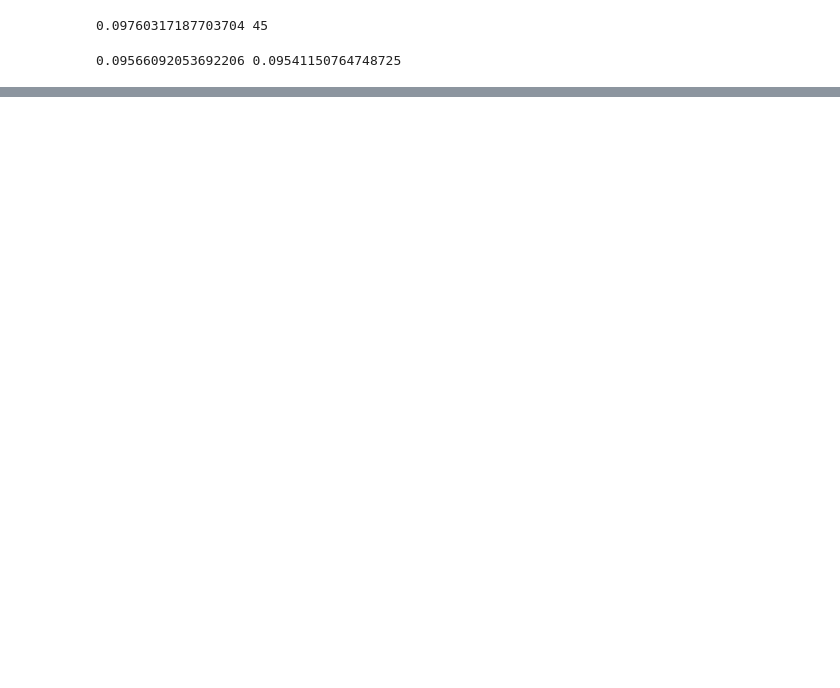
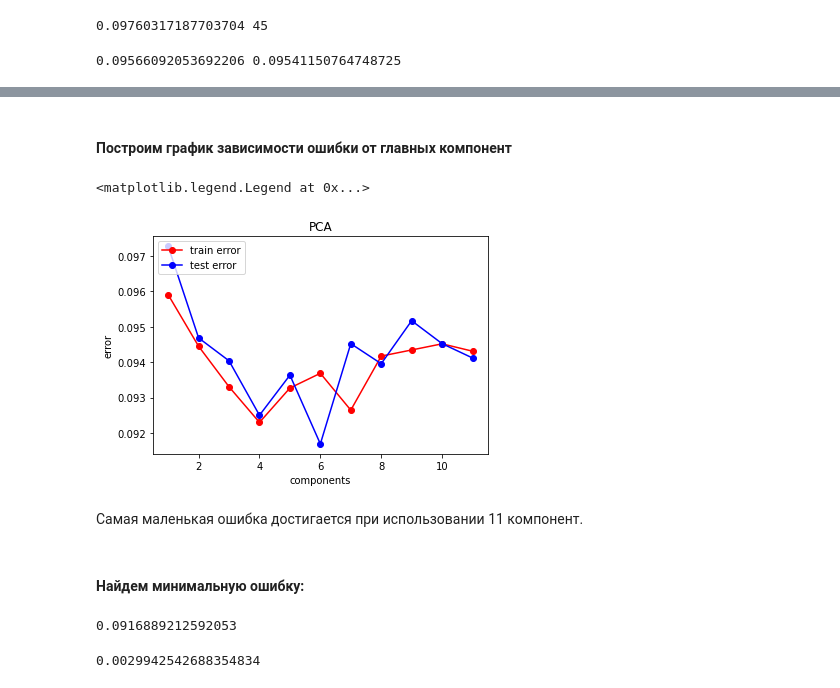
Before and after one commit to k2Pastor/Machine-Learning, a Jupyter notebook: homeWork.ipynb, the cells around one changed output, grey strips where cells are left out. Drawn from its saved outputs; the diff is of its cells as text; code cells hidden in the pictures; blank space fills up the shorter version.

```diff
--- a/homeWork.ipynb
+++ b/homeWork.ipynb
@@ -734,0 +801,35 @@ print(err_train, err_test)
+# %% [markdown]
+#### Построим график зависимости ошибки от главных компонент
+# %%
+comp = range(1, 12, 1)
+err_train_mas = []
+err_test_mas = []
+for temp in comp:
+    pca = PCA(n_components = temp)
+    X_PCA = pca.fit_transform(X)
+    X_train, X_test, Y_train, Y_test = train_test_split(X_PCA, y, test_size = 0.3, random_state = 42)
+    knn = KNeighborsClassifier(n_neighbors = best_n_neighbors).fit(X_train, Y_train)
+    err_train_mas.append(np.mean(knn.predict(X_train) != Y_train))
+    err_test_mas.append(np.mean(knn.predict(X_test) != Y_test))
+plt.plot(comp, err_train_mas, 'r-o', label = 'train error')
+plt.plot(comp, err_test_mas,  'b-o', label = 'test error')
+plt.title('PCA')
+plt.xlabel('components')
+plt.ylabel('error')
+plt.legend(loc = 2)
+# %% [output]
+<matplotlib.legend.Legend at 0x...>
+[figure, added]
+# %% [markdown]
+Самая маленькая ошибка достигается при использовании 11 компонент.
+# %% [markdown]
+#### Найдем минимальную ошибку:
+# %%
+err_test_PCA = np.min(err_test_mas)
+print(err_test_PCA)
+# %% [output]
+0.0916889212592053
+# %%
+print(err_test - err_test_PCA)
+# %% [output]
+0.0029942542688354834
```
Also changed, not shown: parts of 48 cells of this notebook.
